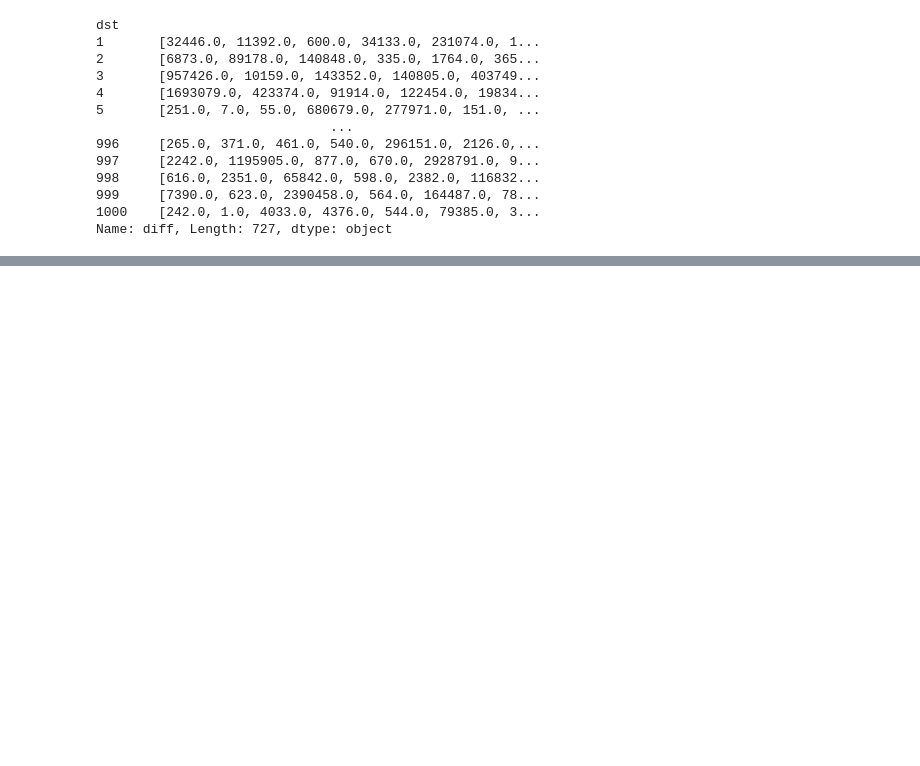
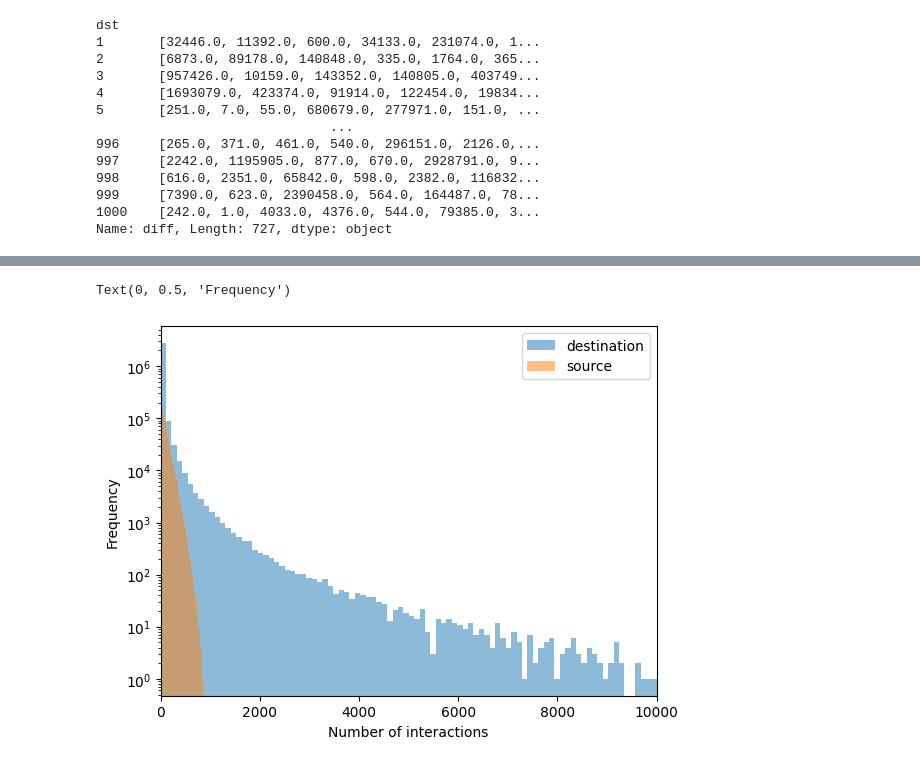
Before and after one commit to zimengzhou1/gnn-ssd, a Jupyter notebook: temporal-testing.ipynb, the cells around one changed output, grey strips where cells are left out. Cells and saved outputs as stored; diff of their text form; code cells hidden in the pictures; blank space fills up the shorter version.

```diff
--- a/temporal-testing.ipynb
+++ b/temporal-testing.ipynb
@@ -149,0 +374,15 @@ Name: diff, Length: 727, dtype: object
+# %%
+dst_len_all = np.hstack(df_dst['diff_len'])
+src_len_all = np.hstack(df_src['diff_len'])
+# %%
+plt.hist(dst_len_all, bins=300, alpha=0.5, label='destination')
+plt.hist(src_len_all, bins=50, alpha=0.5, label='source')
+plt.xlim(0,10000)
+plt.yscale('log')
+plt.xlabel("Number of interactions")
+plt.legend(loc='upper right')
+plt.ylabel("Frequency")
+#plt.title("Time difference between interaction of destination nodes")
+# %% [output]
+Text(0, 0.5, 'Frequency')
+[figure, added]
```
Also changed, not shown: parts of 25 cells of this notebook, 1 other file.
